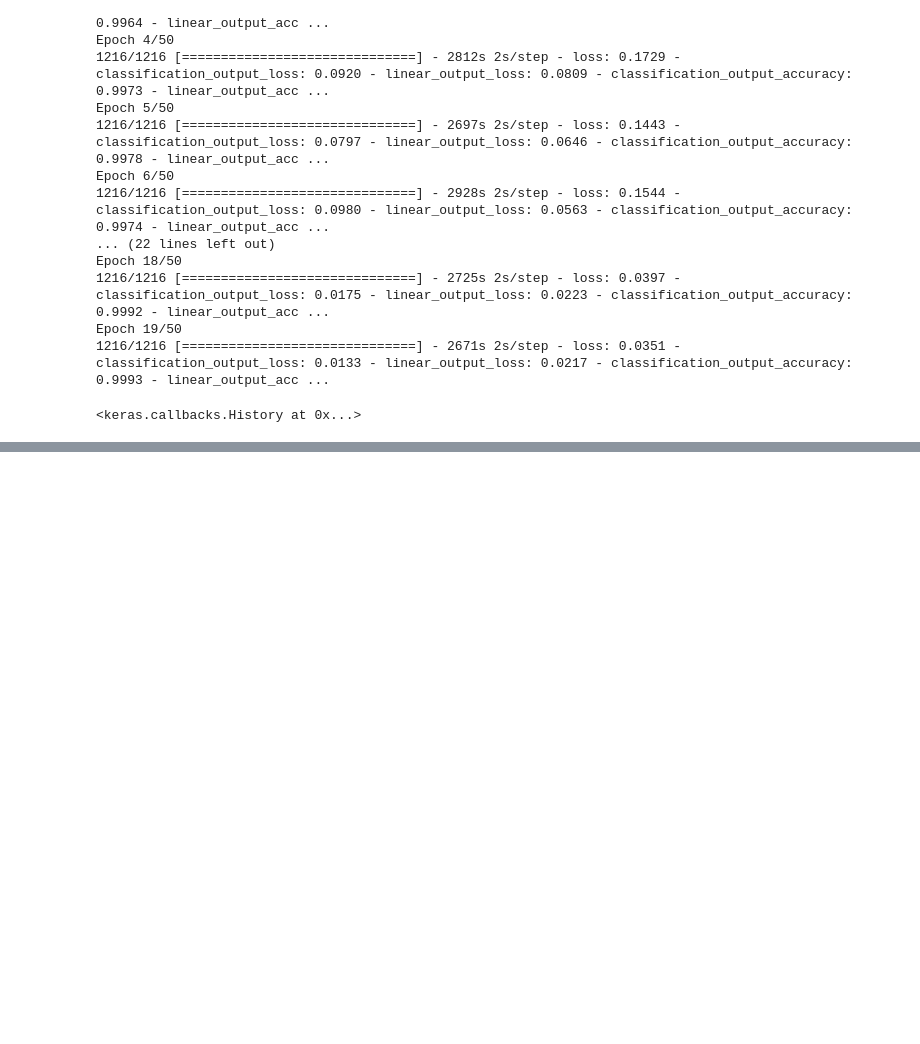
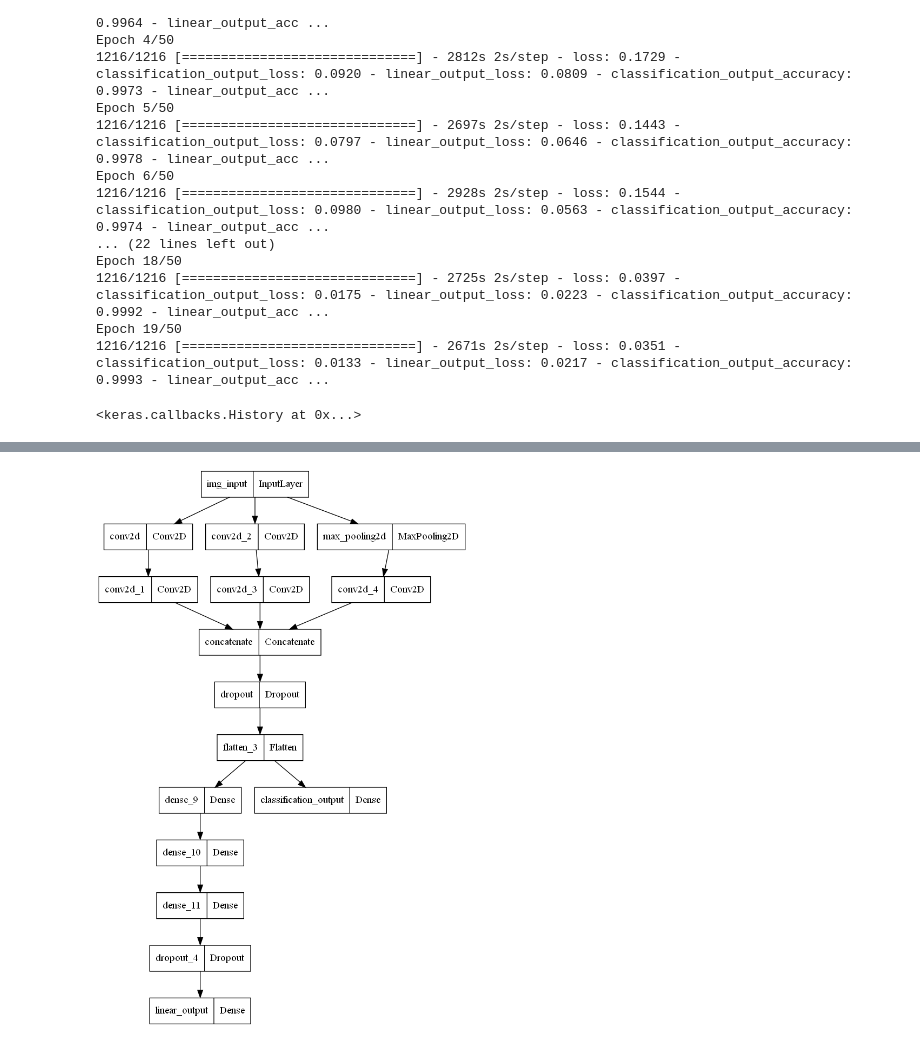
Before and after one commit to Zaituny/Trackmania_Self_Driving_AI_Project, a Jupyter notebook: Trackmania_Self_Driving_AI_env/envs/Trackmania_Supervised_Model.ipynb, the cells around one changed output, grey strips where cells are left out. Saved outputs shown, nothing was run; the diff lists cells and outputs as text; code cells hidden in the pictures; blank space fills up the shorter version.

```diff
--- a/Trackmania_Self_Driving_AI_env/envs/Trackmania_Supervised_Model.ipynb
+++ b/Trackmania_Self_Driving_AI_env/envs/Trackmania_Supervised_Model.ipynb
@@ -139,0 +232,24 @@ model.save_weights('./model_weights.h5')
+# %%
+model_2_input_img = Input(shape=(224, 224, 3), name='img_input')
+### 1st layer
+model_2_layer_1 = Conv2D(10, (1,1), padding='same', activation='relu')(model_2_input_img)
+model_2_layer_1 = Conv2D(10, (3,3), padding='same', activation='relu')(model_2_layer_1)
+model_2_layer_2 = Conv2D(10, (1,1), padding='same', activation='relu')(model_2_input_img)
+model_2_layer_2 = Conv2D(10, (5,5), padding='same', activation='relu')(model_2_layer_2)
+model_2_layer_3 = MaxPooling2D((3,3), strides=(1,1), padding='same')(model_2_input_img)
+model_2_layer_3 = Conv2D(10, (1,1), padding='same', activation='relu')(model_2_layer_3)
+model_2_mid_1 = concatenate([model_2_layer_1, model_2_layer_2, model_2_layer_3], axis = 3)
+model_2_merged = Dropout(0.5)(model_2_mid_1)
+# %%
+model_2_flat_1 = Flatten()(model_2_merged)
+
+model_2_classification_output = Dense(1, activation='sigmoid', name='classification_output')(model_2_flat_1)
+model_2_Dense_1 = Dense(16, activation='relu')(model_2_flat_1)
+model_2_Dense_2 = Dense(8, activation='relu')(model_2_Dense_1)
+model_2_Dense_3 = Dense(4, activation='relu')(model_2_Dense_2)
+model_2_dropout = Dropout(0.25)(model_2_Dense_3)
+model_2_linear_output = Dense(1, activation='tanh', name='linear_output')(model_2_dropout)
+
+model_2 = Model(inputs=[model_2_input_img], outputs=[model_2_classification_output, model_2_linear_output])
+# %%
+model_2.compile(optimizer='adam', loss={'classification_output': 'binary_crossentropy', 'linear_output': 'mse'}, metrics=['accuracy'])
@@ -139,0 +276,4 @@ model.save_weights('./model_weights.h5')
+# %%
+tf.keras.utils.plot_model(model_2, to_file="model_2.png")
+# %% [output]
+[figure, added]
```
Also changed, not shown: parts of 15 cells of this notebook, 14 other files.
